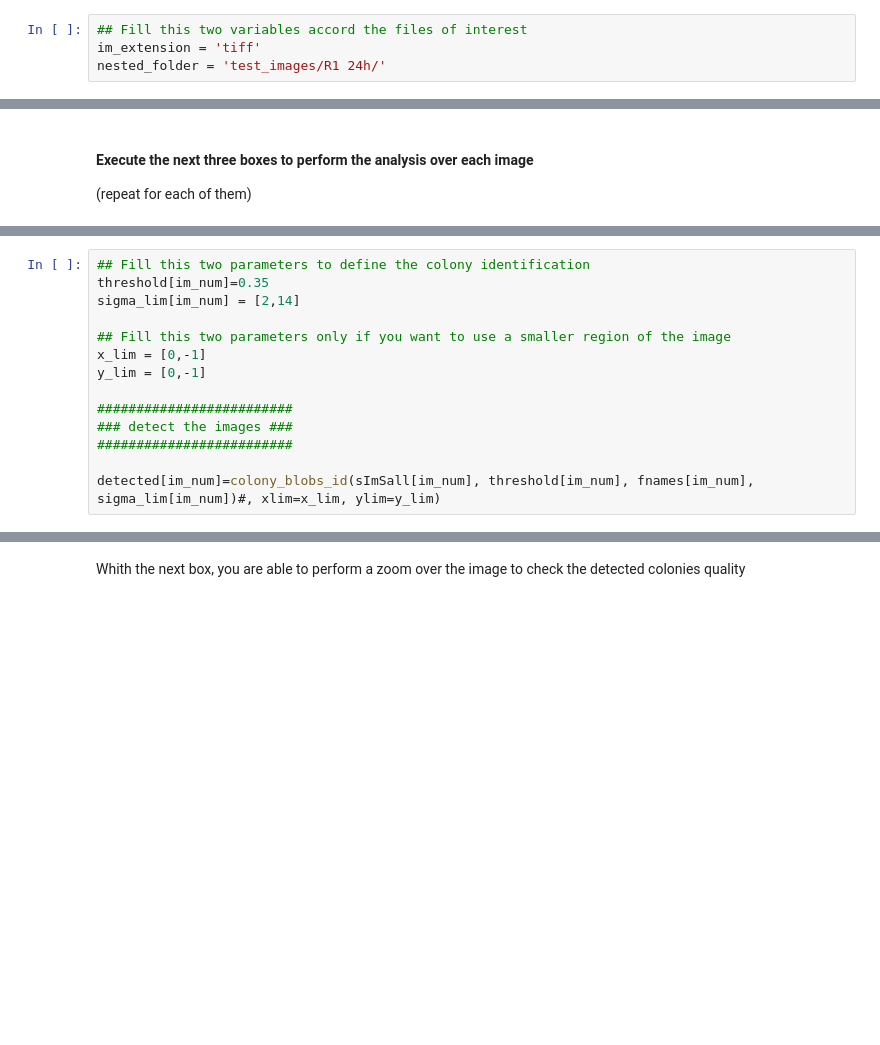
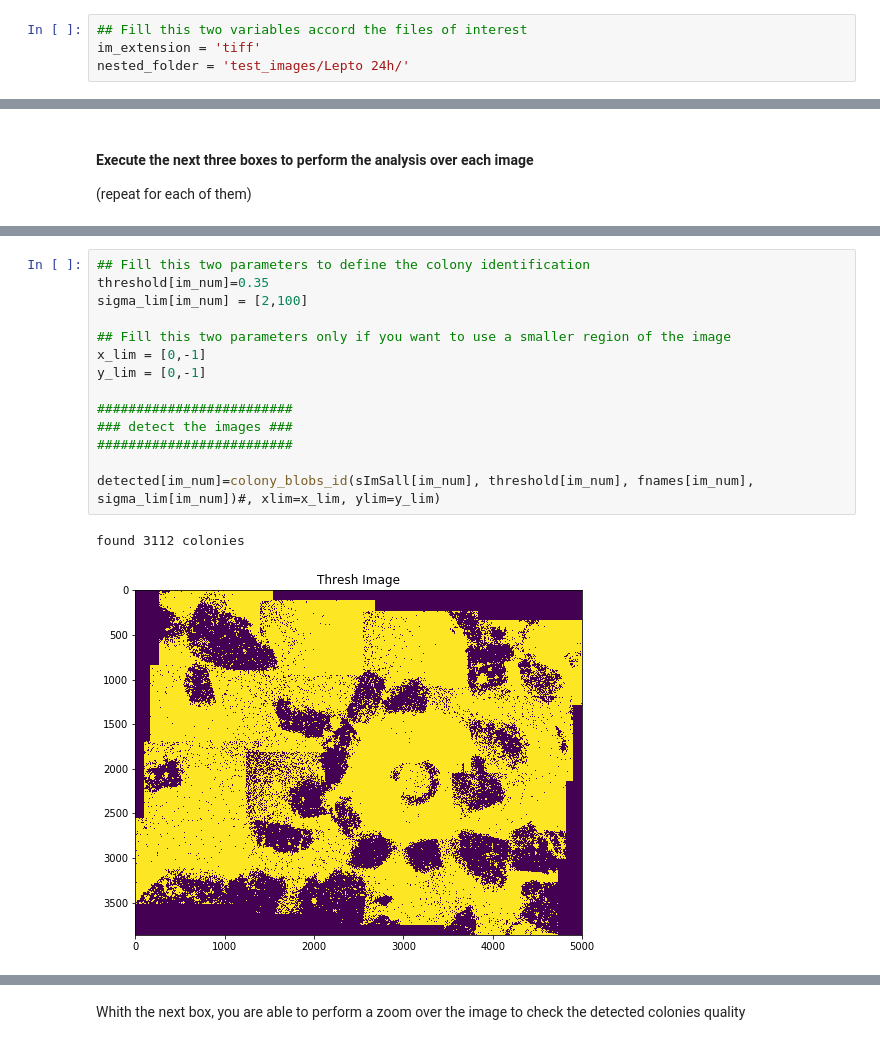
Before and after one commit to Prosimio/Colony_correlations, a Jupyter notebook: codes/image_data_extraction.ipynb, the cells around one changed output, grey strips where cells are left out. Drawn from its saved outputs; the diff is of its cells as text; blank space fills up the shorter version.

```diff
--- a/codes/image_data_extraction.ipynb
+++ b/codes/image_data_extraction.ipynb
@@ -21,7 +21,7 @@ from scipy import ndimage
 # %%
 ## Fill this two variables accord the files of interest
 im_extension = 'tiff'
-nested_folder = 'test_images/R1 24h/'
+nested_folder = 'test_images/Lepto 24h/'
 # %%
 fpath = os.path.abspath(nested_folder)
 
@@ -64,14 +89,17 @@ sImS[im_num],sImSall[im_num] = smooth_data(im_data,filter_sigma[im_num],im_num)
 # %%
 ## Fill this two parameters to define the colony identification
 threshold[im_num]=0.35
-sigma_lim[im_num] = [2,14]
+sigma_lim[im_num] = [2,100]
 
 ## Fill this two parameters only if you want to use a smaller region of the image
 x_lim = [0,-1]
 y_lim = [0,-1]
 
 #########################
 ### detect the images ###
 #########################
 
 detected[im_num]=colony_blobs_id(sImSall[im_num], threshold[im_num], fnames[im_num], sigma_lim[im_num])#, xlim=x_lim, ylim=y_lim)
+# %% [output]
+found 3112 colonies
+[figure, added]
```
Also changed, not shown: parts of 18 cells of this notebook.
